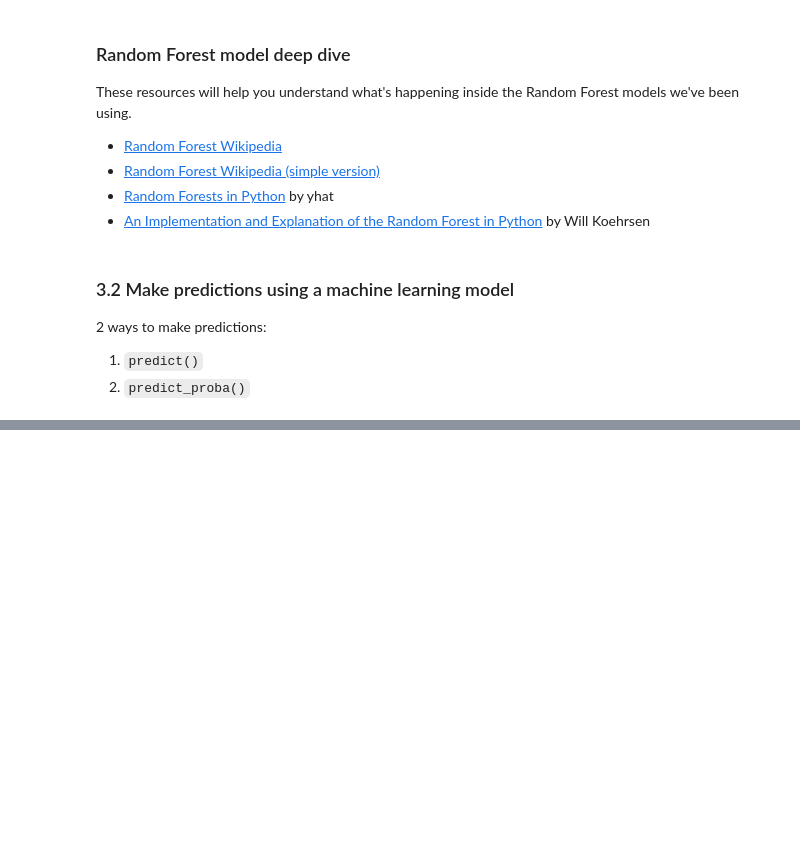
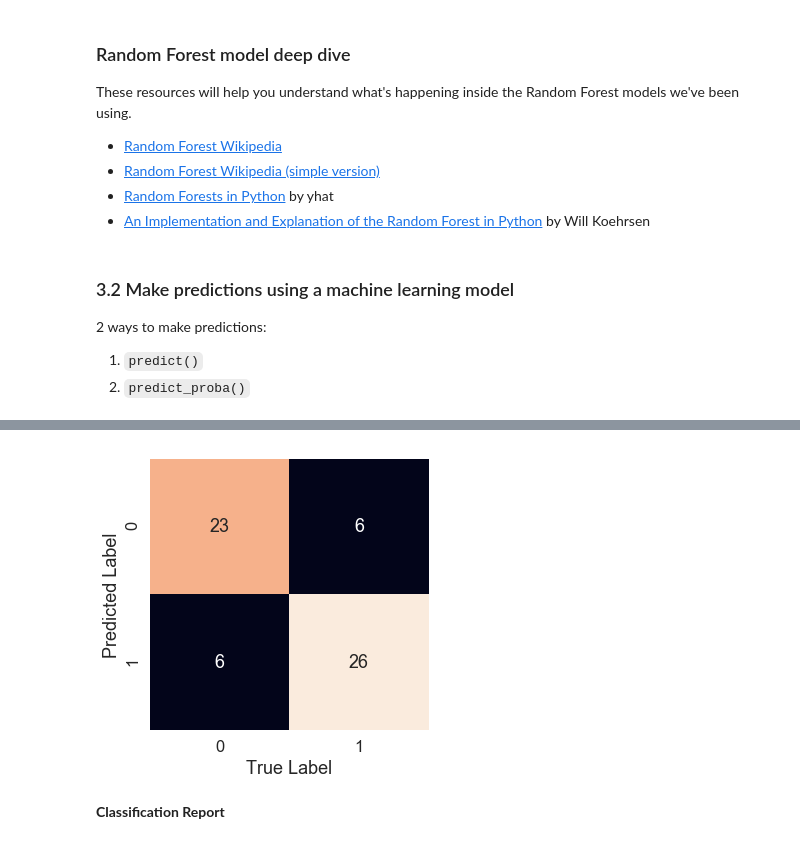
Before and after one commit to Andre-Williams22/Data-Science-ML-Courses, a Jupyter notebook: machine-learning-zero-mastery/Basics/Introduction-to-Scikit-Learn.ipynb, the cells around one changed output, grey strips where cells are left out. Drawn from its saved outputs; the diff is of its cells as text; code cells hidden in the pictures; blank space fills up the shorter version.

```diff
--- a/machine-learning-zero-mastery/Basics/Introduction-to-Scikit-Learn.ipynb
+++ b/machine-learning-zero-mastery/Basics/Introduction-to-Scikit-Learn.ipynb
@@ -1085,0 +1489,18 @@ These resources will help you understand what's happening inside the Random Fore
+# %%
+def plot_conf_matrix(conf_mat):
+    """
+    Plots a confusion matrix using Seaborn's heatmap().
+    """
+    fig, ax = plt.subplots(figsize=(5,5))
+    ax = sns.heatmap(conf_mat, annot=True, cbar=False)
+    plt.xlabel('True Label')
+    plt.ylabel('Predicted Label')
+
+    # Fix the broken annotations (this happened in Matplotlib 3.1.1)
+    #bottom, top = ax.get_ylim()
+    #ax.set_ylim(bottom + 0.5, top-0.5);
+plot_conf_matrix(conf_mat)
+# %% [output]
+[figure, added]
+# %% [markdown]
+**Classification Report**
```
Also changed, not shown: parts of 56 cells of this notebook.
